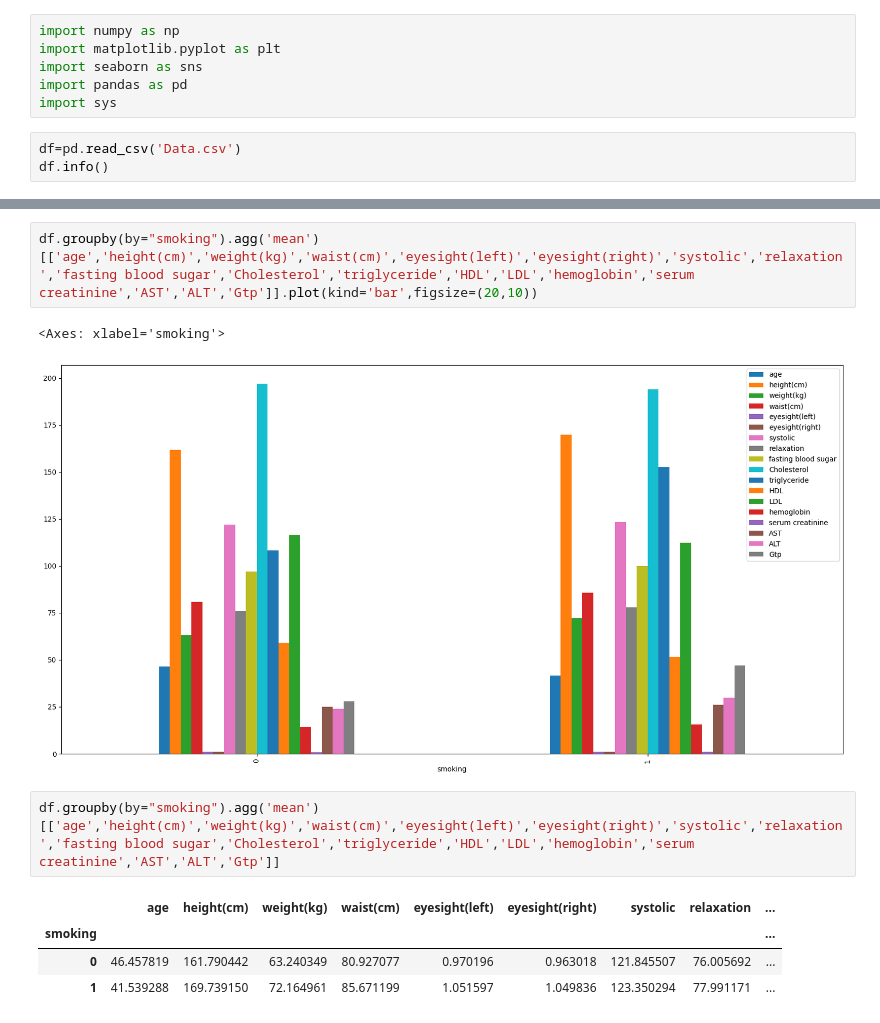
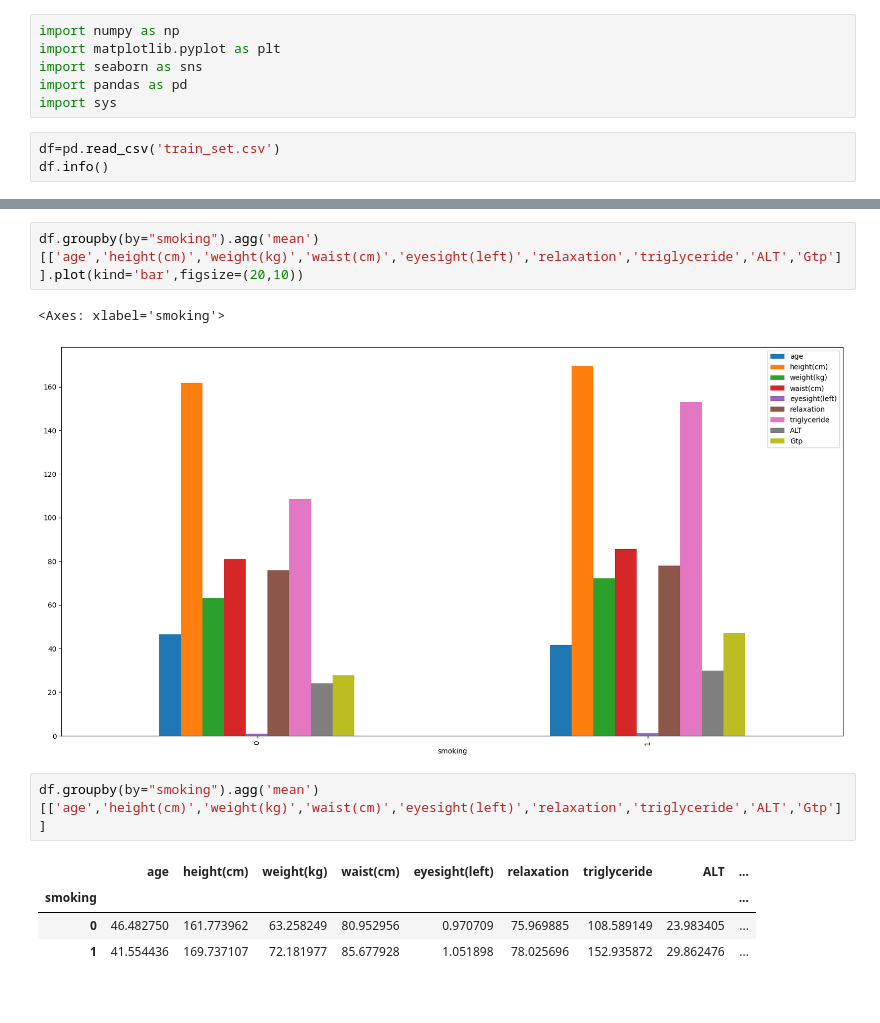
Before and after one commit to Tahker-w-tadmeer/intro_to_ml, a Jupyter notebook: ass3/data_analyist.ipynb, the cells around one changed output, grey strips where cells are left out. Drawn from its saved outputs; the diff is of its cells as text.

Commit message:
confused in choosing the data set so make the train dataset and use it in data analysis

```diff
--- a/ass3/data_analyist.ipynb
+++ b/ass3/data_analyist.ipynb
@@ -5,7 +5,7 @@ import seaborn as sns
 import pandas as pd
 import sys
 # %%
-df=pd.read_csv('Data.csv')
+df=pd.read_csv('train_set.csv')
 df.info()
 # %% [output]
 <class 'pandas.core.frame.DataFrame'>
@@ -105,15 +105,15 @@ corr.style.background_gradient(cmap='coolwarm')
 # %%
-df.groupby(by="smoking").agg('mean')[['age','height(cm)','weight(kg)','waist(cm)','eyesight(left)','eyesight(right)','systolic','relaxation','fasting blood sugar','Cholesterol','triglyceride','HDL','LDL','hemoglobin','serum creatinine','AST','ALT','Gtp']].plot(kind='bar',figsize=(20,10))
+df.groupby(by="smoking").agg('mean')[['age','height(cm)','weight(kg)','waist(cm)','eyesight(left)','relaxation','triglyceride','ALT','Gtp']].plot(kind='bar',figsize=(20,10))
 # %% [output]
 <Axes: xlabel='smoking'>
-[figure, old version]
+[figure, new version]
 # %%
-df.groupby(by="smoking").agg('mean')[['age','height(cm)','weight(kg)','waist(cm)','eyesight(left)','eyesight(right)','systolic','relaxation','fasting blood sugar','Cholesterol','triglyceride','HDL','LDL','hemoglobin','serum creatinine','AST','ALT','Gtp']]
+df.groupby(by="smoking").agg('mean')[['age','height(cm)','weight(kg)','waist(cm)','eyesight(left)','relaxation','triglyceride','ALT','Gtp']]
 # %% [output]
-|  | age | height(cm) | weight(kg) | waist(cm) | eyesight(left) | eyesight(right) | systolic | relaxation | ... |
+|  | age | height(cm) | weight(kg) | waist(cm) | eyesight(left) | relaxation | triglyceride | ALT | ... |
 | smoking |  |  |  |  |  |  |  |  | ... |
-| 0 | 46.457819 | 161.790442 | 63.240349 | 80.927077 | 0.970196 | 0.963018 | 121.845507 | 76.005692 | ... |
-| 1 | 41.539288 | 169.739150 | 72.164961 | 85.671199 | 1.051597 | 1.049836 | 123.350294 | 77.991171 | ... |
+| 0 | 46.482750 | 161.773962 | 63.258249 | 80.952956 | 0.970709 | 75.969885 | 108.589149 | 23.983405 | ... |
+| 1 | 41.554436 | 169.737107 | 72.181977 | 85.677928 | 1.051898 | 78.025696 | 152.935872 | 29.862476 | ... |
 # %%
 #plot KDE for continous features (KDE: Kernel Density Estimation, it is used for visualizing the Probability Density of a continuous variable)
 fig, axes = plt.subplots(len(continous_features), 1, figsize=(10, 60))
```
Also changed, not shown: parts of 12 cells of this notebook, 2 other files.
